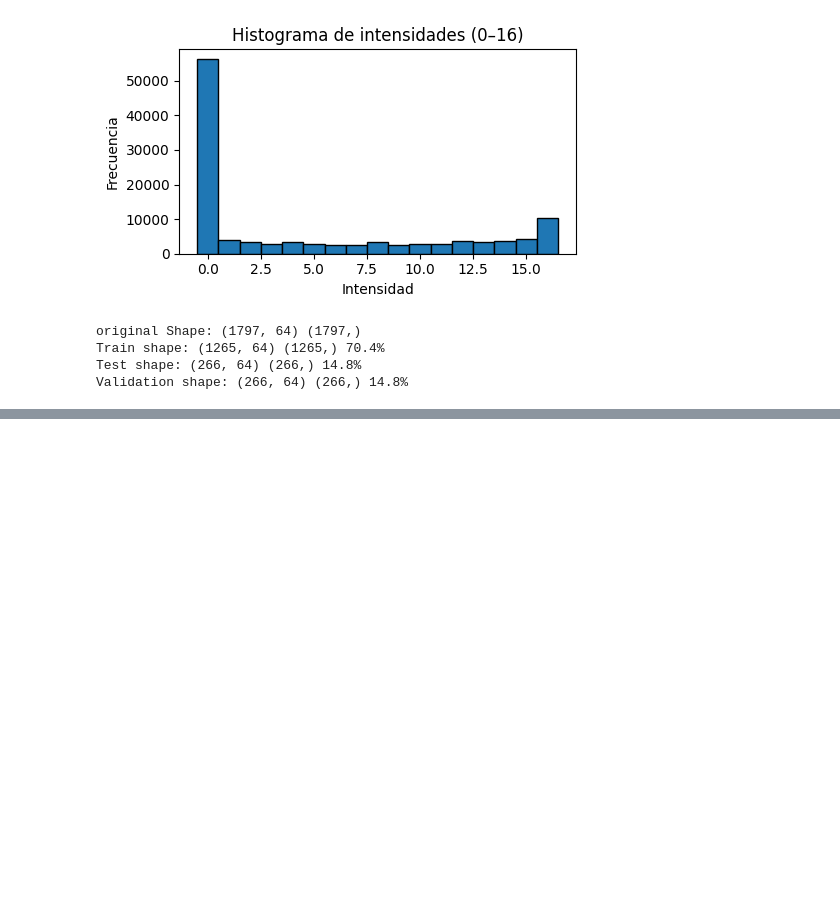
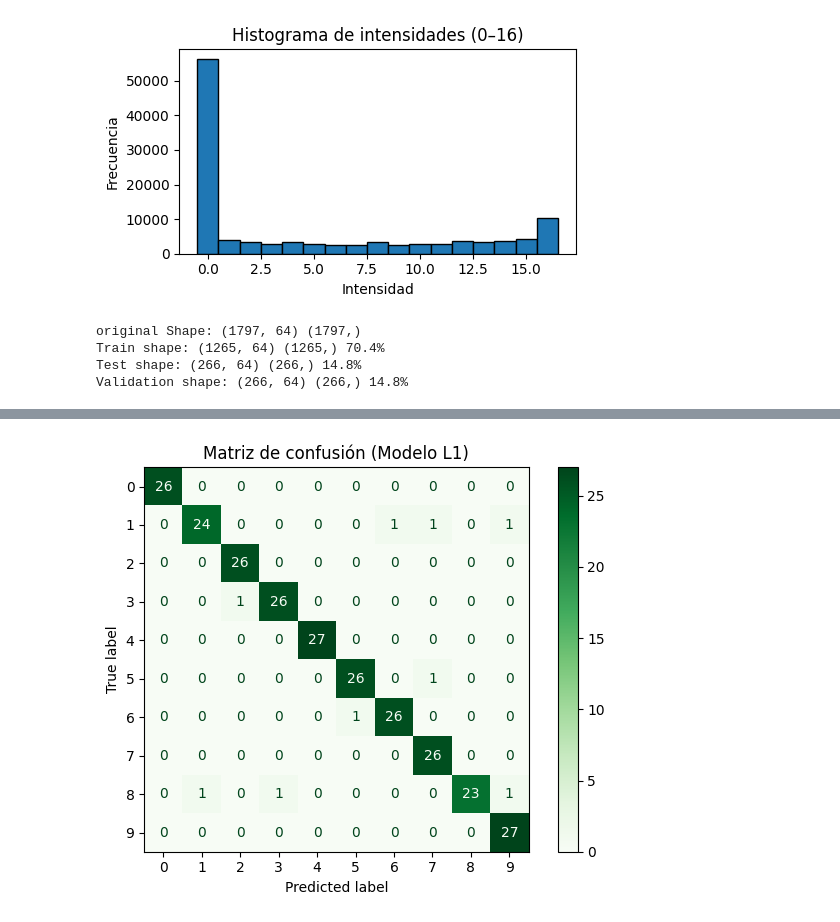
Before and after one commit to A01750817/Modulo2AnalisisyReporteSobreElDesempe-oDelModelo, a Jupyter notebook: Practica.ipynb, the cells around one changed output, grey strips where cells are left out. Drawn from its saved outputs; the diff is of its cells as text; code cells hidden in the pictures; blank space fills up the shorter version.

Commit message:
Refactor code structure for improved readability and maintainability, change of reports and added regularization for l1 and l2

```diff
--- a/Practica.ipynb
+++ b/Practica.ipynb
@@ -424,0 +426,60 @@ CV Accuracy (5 folds): mean=0.960 ± 0.012
+# %%
+# Entrenar y evaluar el modelo con regularización L1
+modelo_reg_L1 = NeuralNet(
+    learning_rate=0.01,
+    activation_function='ReLu',
+    layer_neurons=[32, 16],
+    epoch=200,
+    batch_size=32,
+    regularization_method='L1',
+    lambda_reg=0.01
+)
+
+modelo_reg_L1.fit(X_train, y_train)
+
+# Predicciones
+pred_tr_L1 = modelo_reg_L1.predict(X_train)
+pred_va_L1 = modelo_reg_L1.predict(X_val_s)
+pred_te_L1 = modelo_reg_L1.predict(X_test)
+
+map_L1 = {c:i for i,c in enumerate(modelo_reg_L1.classes)}
+y_train_idx_L1 = np.array([map_L1[l] for l in y_train])
+y_val_idx_L1   = np.array([map_L1[l] for l in y_val])
+y_test_idx_L1  = np.array([map_L1[l] for l in y_test])
+
+p_tr_L1, _, _ = modelo_reg_L1._forward(X_train)
+p_va_L1, _, _ = modelo_reg_L1._forward(X_val_s)
+p_te_L1, _, _ = modelo_reg_L1._forward(X_test)
+
+loss_tr_L1 = modelo_reg_L1._CategoricalCrossEntropy(y_train_idx_L1, p_tr_L1)
+loss_va_L1 = modelo_reg_L1._CategoricalCrossEntropy(y_val_idx_L1, p_va_L1)
+loss_te_L1 = modelo_reg_L1._CategoricalCrossEntropy(y_test_idx_L1, p_te_L1)
+
+acc_tr_L1 = (pred_tr_L1 == y_train_idx_L1).mean()
+acc_va_L1 = (pred_va_L1 == y_val_idx_L1).mean()
+acc_te_L1 = (pred_te_L1 == y_test_idx_L1).mean()
+
+print("=== Modelo Regularizado L1 ===")
+print(f"Train  acc={acc_tr_L1:.3f} loss={loss_tr_L1:.3f}")
+print(f"Val    acc={acc_va_L1:.3f} loss={loss_va_L1:.3f} gap={acc_tr_L1-acc_va_L1:.3f}")
+print(f"Test   acc={acc_te_L1:.3f} loss={loss_te_L1:.3f} gap={acc_tr_L1-acc_te_L1:.3f}")
+
+from sklearn.metrics import classification_report
+print("\nReporte clasificación (Test - L1):")
+print(classification_report(y_test_idx_L1, pred_te_L1, digits=3))
+
+resultados_modelos['L1'] = {
+    'train_acc': acc_tr_L1,
+    'val_acc': acc_va_L1,
+    'test_acc': acc_te_L1,
+    'train_loss': loss_tr_L1,
+    'val_loss': loss_va_L1,
+    'test_loss': loss_te_L1
+}
+
+from sklearn.metrics import confusion_matrix, ConfusionMatrixDisplay
+cm_L1 = confusion_matrix(y_test_idx_L1, pred_te_L1)
+ConfusionMatrixDisplay(cm_L1).plot(cmap='Greens', values_format='d')
+plt.title('Matriz de confusión (Modelo L1)')
+plt.tight_layout(); plt.show()
+# %% [output]
@@ -424,0 +503 @@ CV Accuracy (5 folds): mean=0.960 ± 0.012
+[figure, added]
```
Also changed, not shown: parts of 8 cells of this notebook, 3 other files.
